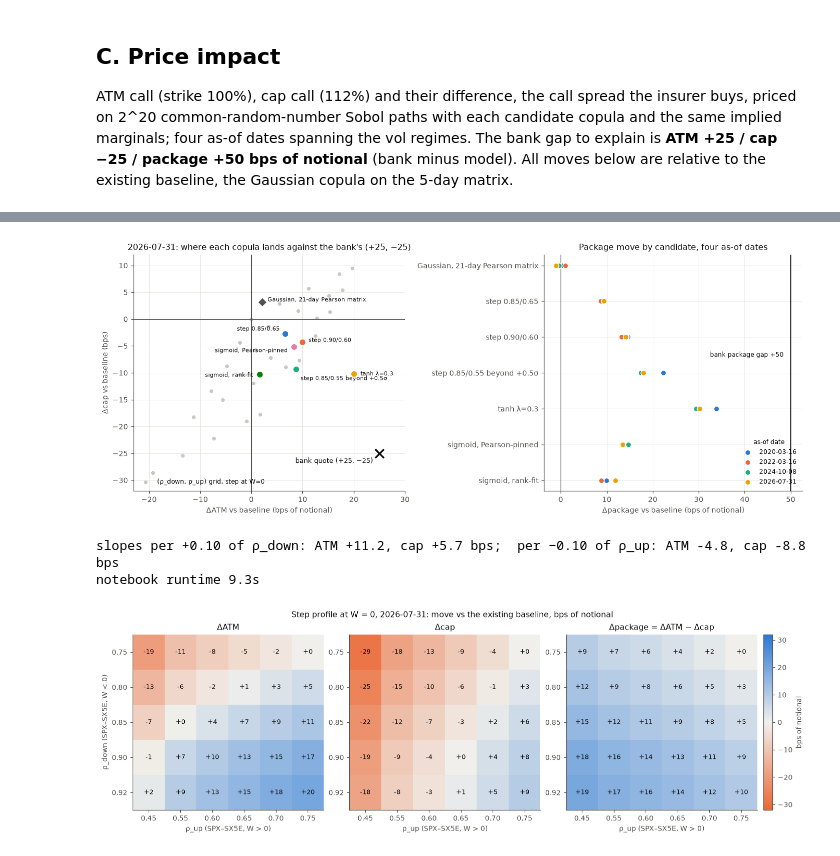
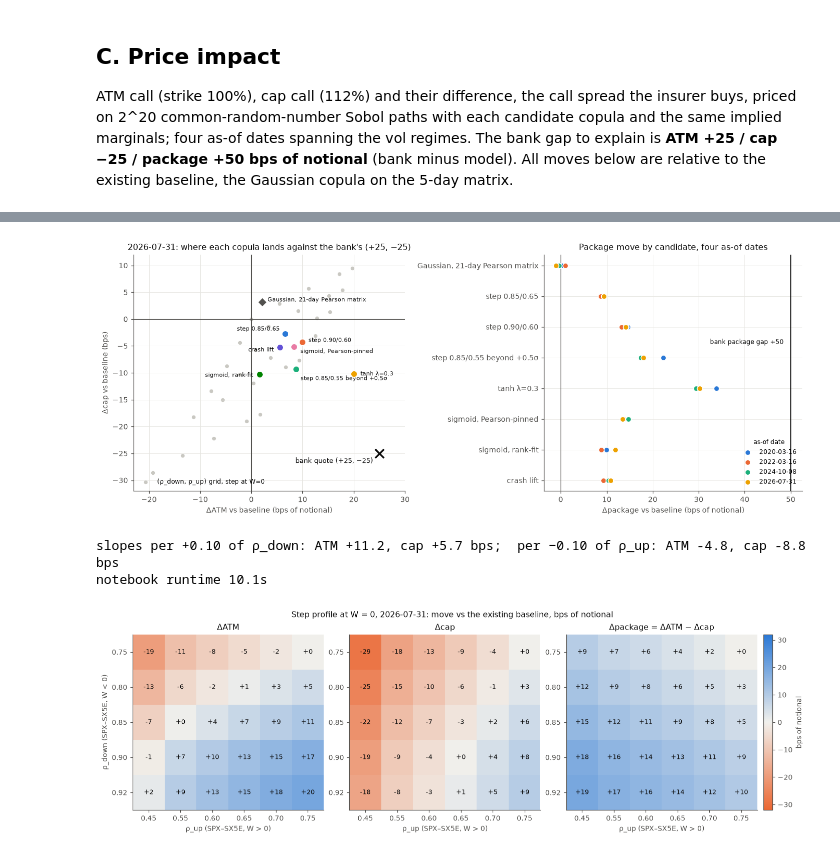
Before and after one commit to yufeng66/vol_pca, a Jupyter notebook: rainbow_corr_profile.ipynb, the cells around one changed output, grey strips where cells are left out. Drawn from its saved outputs; the diff is of its cells as text; code cells hidden in the pictures.

```diff
--- a/rainbow_corr_profile.ipynb
+++ b/rainbow_corr_profile.ipynb
@@ -270,11 +275,17 @@ CANDS = {  # name -> (profile, breaks, constant-profile benchmark loadings, colo
     "tanh λ=0.3": (tanh_profile(a5, 0.3), (), a5, PAL[3]),
     "sigmoid, Pearson-pinned": (*sigmoid_from_fit("profile_21d"), a21, PAL[4]),
     "sigmoid, rank-fit": (*sigmoid_from_fit("profile_rank"), a_rank, PAL[5]),
+    "crash lift": (sigmoid_profile(np.array(fit["crash_lift"]["a"]), fit["crash_lift"]["lam"], 0.0,
+                                   fit["crash_lift"]["c_dn"], 99.0, fit["crash_lift"]["width"]),
+                   (fit["crash_lift"]["c_dn"],), a5, PAL[6]),
 }
 for key in ("profile_21d", "profile_rank"):
     f = fit[key]
     print(f"{key:12s} λ_dn {np.round(f['lam_dn'], 2)}  λ_up {np.round(f['lam_up'], 2)}  c_dn {f['c_dn']:+.2f}  "
           f"c_up {f['c_up']:+.2f}  width {f['width']:.2f}  plateau loadings {np.round(f['a'], 3)}  χ² {f['chi2_bins']:.1f}")
+f = fit["crash_lift"]
+print(f"crash_lift   λ {f['lam']:.3f} (sub-samples: " + ", ".join(f"{k} {v:.2f}" for k, v in f["lam_subsamples"].items())
+      + f")  c_dn {f['c_dn']:+.2f} fixed  width {f['width']:.2f} fixed  plateau loadings {np.round(f['a'], 3)}  χ² {f['chi2_bins']:.1f}")
 
 wg = np.linspace(-2.5, 2.5, 401)
 fig, axes = plt.subplots(1, 3, figsize=(12.5, 3.9), sharey=True)
@@ -402,6 +425,7 @@ price_rows = {
     "tanh λ=0.3": grid_row("tanh", 0.0, None, None, 0.3),
     "sigmoid, Pearson-pinned": pq.loc["profile_21d"],
     "sigmoid, rank-fit": pq.loc["profile_rank"],
+    "crash lift": pq.loc["crash_lift"],
 }
 pt = pd.DataFrame({name: {"ATM (bps)": r["atm"], "cap (bps)": r["cap"], "package (bps)": r["spread"],
                           "ΔATM": r["d_atm"], "Δcap": r["d_cap"], "Δpackage": r["d_spread"],
@@ -431,9 +456,9 @@ fig, (ax, ax2) = plt.subplots(1, 2, figsize=(12.5, 5.0), gridspec_kw={"width_rat
 ax.axhline(0, color=INK2, lw=0.8); ax.axvline(0, color=INK2, lw=0.8)
 ax.scatter(grid0.d_atm, grid0.d_cap, s=14, color="#c9c8c2", label="(ρ_down, ρ_up) grid, step at W=0")
 OFFS = {"Gaussian, 21-day Pearson matrix": (7, 3, "left"), "step 0.85/0.65": (-7, 6, "right"),
-        "step 0.90/0.60": (8, 2, "left"), "sigmoid, Pearson-pinned": (-8, -5, "right"),
+        "step 0.90/0.60": (8, 2, "left"), "sigmoid, Pearson-pinned": (8, -6, "left"),
         "step 0.85/0.55 beyond +0.5σ": (6, -12, "left"), "sigmoid, rank-fit": (-8, -1, "right"),
-        "tanh λ=0.3": (8, 0, "left")}
+        "tanh λ=0.3": (8, 0, "left"), "crash lift": (-8, -3, "right")}
 for name, r in price_rows.items():
     if name.startswith("Gaussian, 5"):
         continue
@@ -452,35 +477,36 @@ ax.legend(loc="lower left", fontsize=8)
 
 order = [n for n in price_rows if not n.startswith("Gaussian, 5")]
 key_map = {"Gaussian, 21-day Pearson matrix": ("profile", "gauss_21d"), "sigmoid, Pearson-pinned": ("profile", "profile_21d"),
-           "sigmoid, rank-fit": ("profile", "profile_rank"), "step 0.85/0.65": ("regime", ("all", 0.0, 0.85, 0.65, 0.0)),
+           "sigmoid, rank-fit": ("profile", "profile_rank"), "crash lift": ("profile", "crash_lift"),
+           "step 0.85/0.65": ("regime", ("all", 0.0, 0.85, 0.65, 0.0)),
            "step 0.90/0.60": ("regime", ("all", 0.0, 0.90, 0.60, 0.0)),
            "step 0.85/0.55 beyond +0.5σ": ("regime", ("all", 0.5, 0.85, 0.55, 0.0)),
            "tanh λ=0.3": ("regime", ("tanh", 0.0, None, None, 0.3))}
 DATES = ["2020-03-16", "2022-03-16", "2024-10-08", "2026-07-31"]
 for k, (d, col) in enumerate(zip(DATES, PAL[:4])):
     ys, xs = [], []
     for i, name in enumerate(order):
         src, key = key_map[name]
         if src == "profile":
             v = prof[(prof.date == d) & (prof.row == key)].d_spread.iloc[0]
         else:
             rd_ = regime[regime.date == d]
             m = (rd_.variant == key[0]) & np.isclose(rd_.theta, key[1]) & np.isclose(rd_.lam, key[4])
             if key[0] != "tanh":
                 m &= np.isclose(rd_.rho_dn, key[2]) & np.isclose(rd_.rho_up, key[3])
             v = rd_[m].d_spread.iloc[0]
         xs.append(v); ys.append(i)
     ax2.scatter(xs, ys, s=46, color=col, edgecolor="white", linewidth=1.0, label=d, zorder=3)
 ax2.axvline(0, color=INK2, lw=0.8)
 ax2.axvline(50, color=INK, lw=1.2)
 ax2.text(48.5, 2.5, "bank package gap +50", fontsize=8, color=INK, ha="right", va="center")
 ax2.set_yticks(range(len(order)), order)
 ax2.invert_yaxis()
 ax2.set(xlabel="Δpackage vs baseline (bps of notional)", title="Package move by candidate, four as-of dates")
 ax2.legend(loc="lower right", fontsize=8, title="as-of date", title_fontsize=8)
 plt.tight_layout()
 # %% [output]
-[figure, old version]
+[figure, new version]
 # %%
 piv = {leg: grid0.pivot(index="rho_dn", columns="rho_up", values=f"d_{leg}") for leg in ("atm", "cap", "spread")}
 cmap = LinearSegmentedColormap.from_list("div", [PAL[1], "#f1f0ec", PAL[0]])
@@ -505,7 +531,7 @@ print(f"slopes per +0.10 of ρ_down: ATM {slope_dn[0] * .1:+.1f}, cap {slope_dn[
 print(f"notebook runtime {time.time() - T0:.1f}s")
 # %% [output]
 slopes per +0.10 of ρ_down: ATM +11.2, cap +5.7 bps;  per −0.10 of ρ_up: ATM -4.8, cap -8.8 bps
-notebook runtime 9.3s
+notebook runtime 10.1s
 [figure]
 # %% [markdown]
 **What the prices say.**
```
Also changed, not shown: parts of 7 cells of this notebook, 2 other files.
